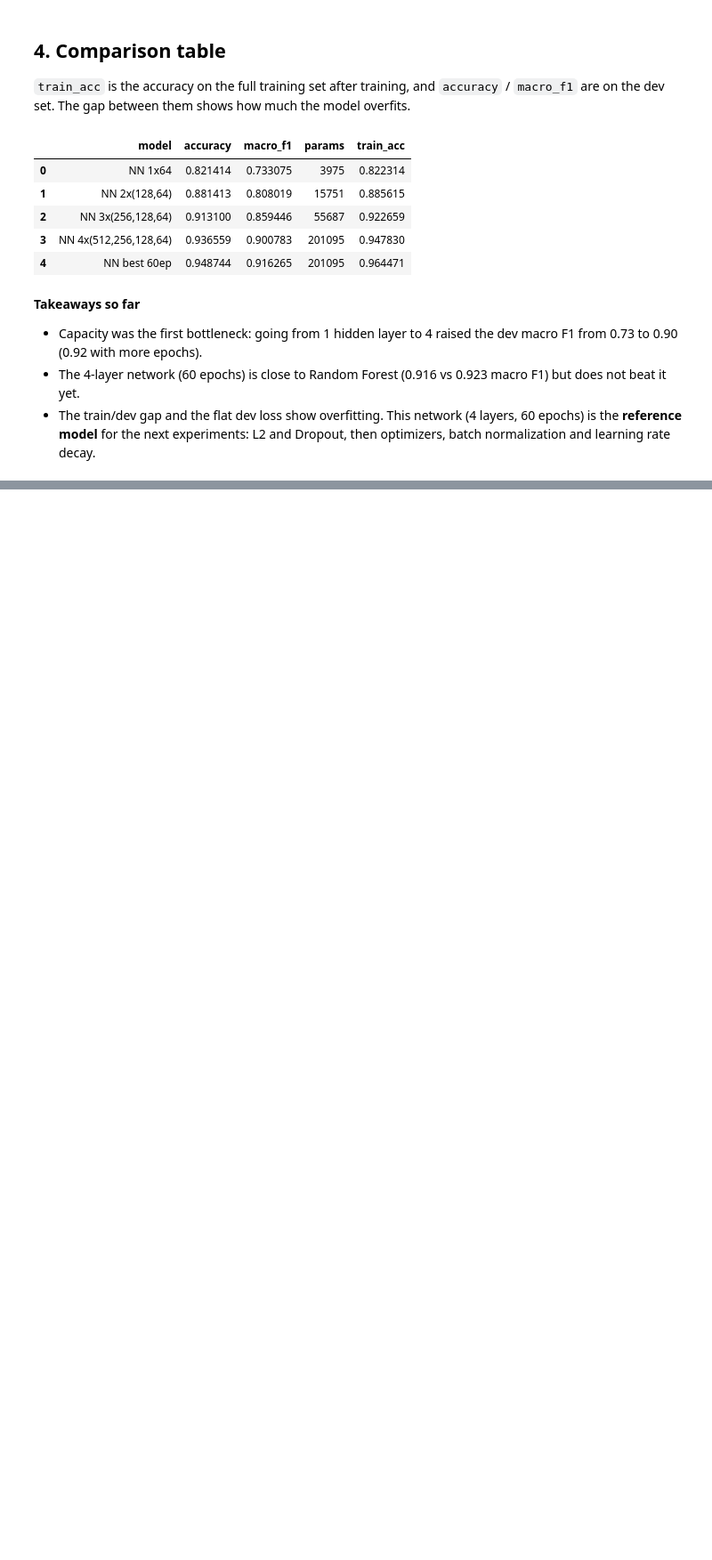
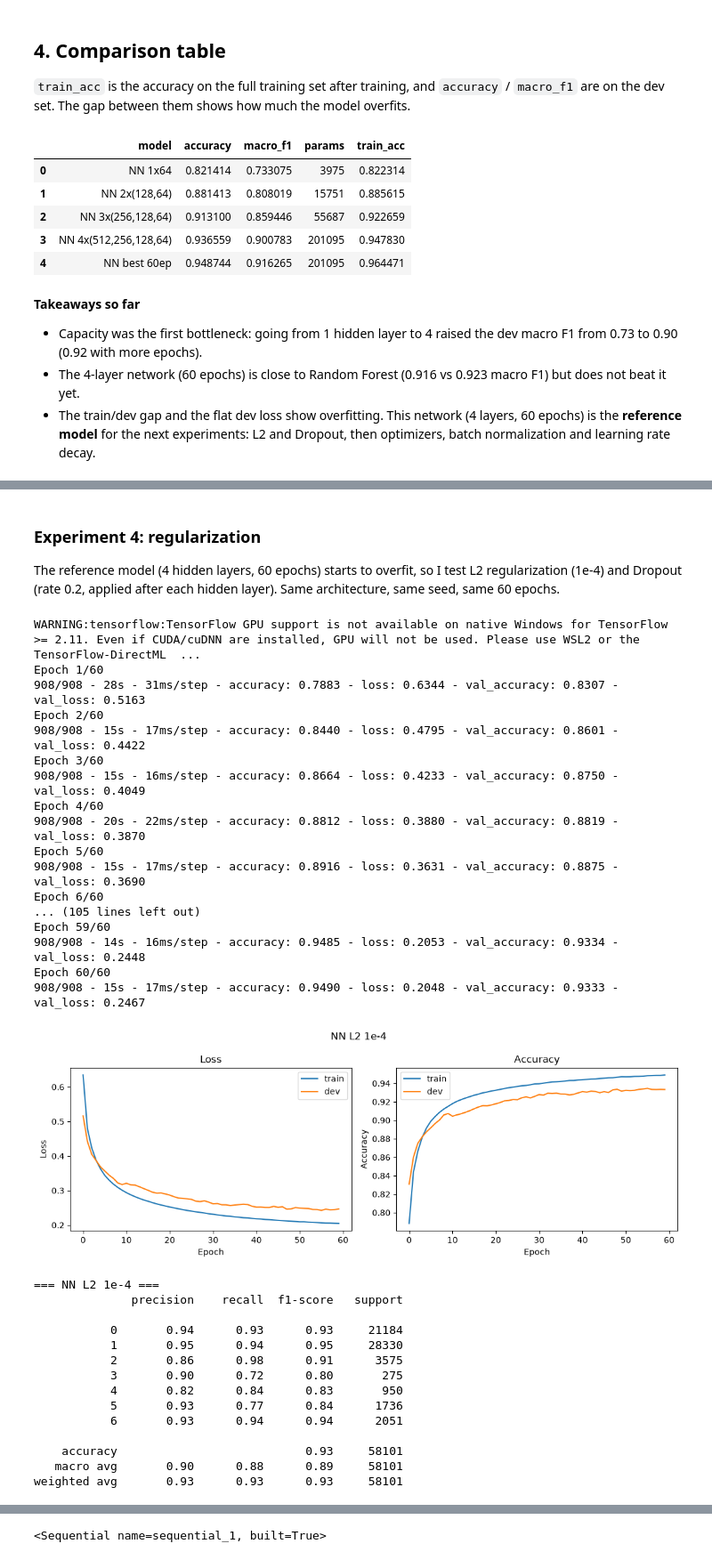
Before and after one commit to MaralFarahmandfar/Forest-Cover-Type, a Jupyter notebook: notebooks/03_nn_experiments.ipynb, the cells around one changed output, grey strips where cells are left out. Shown at 89% size. Drawn from its saved outputs; the diff is of its cells as text; code cells hidden in the pictures; blank space fills up the shorter version.

```diff
--- a/notebooks/03_nn_experiments.ipynb
+++ b/notebooks/03_nn_experiments.ipynb
@@ -318,3 +318,5 @@ pd.DataFrame(results).to_csv("../results/nn_results.csv", index=False)
 - Capacity was the first bottleneck: going from 1 hidden layer to 4 raised the dev macro F1 from 0.73 to 0.90 (0.92 with more epochs).
 - The 4-layer network (60 epochs) is close to Random Forest (0.916 vs 0.923 macro F1) but does not beat it yet.
 - The train/dev gap and the flat dev loss show overfitting. This network (4 layers, 60 epochs) is the **reference model** for the next experiments: L2 and Dropout, then optimizers, batch normalization and learning rate decay.
+# %%
+results = pd.read_csv("../results/nn_results.csv").to_dict("records")
@@ -320,0 +347,39 @@ pd.DataFrame(results).to_csv("../results/nn_results.csv", index=False)
+# %% [markdown]
+### Experiment 4: regularization
+
+The reference model (4 hidden layers, 60 epochs) starts to overfit, so I test L2 regularization (1e-4) and Dropout (rate 0.2, applied after each hidden layer). Same architecture, same seed, same 60 epochs.
+# %%
+run_experiment("NN L2 1e-4", [512, 256, 128, 64], data, results, epochs=60, l2=1e-4)
+# %% [output]
+WARNING:tensorflow:TensorFlow GPU support is not available on native Windows for TensorFlow >= 2.11. Even if CUDA/cuDNN are installed, GPU will not be used. Please use WSL2 or the TensorFlow-DirectML  ...
+Epoch 1/60
+908/908 - 28s - 31ms/step - accuracy: 0.7883 - loss: 0.6344 - val_accuracy: 0.8307 - val_loss: 0.5163
+Epoch 2/60
+908/908 - 15s - 17ms/step - accuracy: 0.8440 - loss: 0.4795 - val_accuracy: 0.8601 - val_loss: 0.4422
+Epoch 3/60
+908/908 - 15s - 16ms/step - accuracy: 0.8664 - loss: 0.4233 - val_accuracy: 0.8750 - val_loss: 0.4049
+Epoch 4/60
+908/908 - 20s - 22ms/step - accuracy: 0.8812 - loss: 0.3880 - val_accuracy: 0.8819 - val_loss: 0.3870
+Epoch 5/60
+908/908 - 15s - 17ms/step - accuracy: 0.8916 - loss: 0.3631 - val_accuracy: 0.8875 - val_loss: 0.3690
+Epoch 6/60
+... (105 lines left out)
+Epoch 59/60
+908/908 - 14s - 16ms/step - accuracy: 0.9485 - loss: 0.2053 - val_accuracy: 0.9334 - val_loss: 0.2448
+Epoch 60/60
+908/908 - 15s - 17ms/step - accuracy: 0.9490 - loss: 0.2048 - val_accuracy: 0.9333 - val_loss: 0.2467
+[figure, added]
+=== NN L2 1e-4 ===
+              precision    recall  f1-score   support
+
+           0       0.94      0.93      0.93     21184
+           1       0.95      0.94      0.95     28330
+           2       0.86      0.98      0.91      3575
+           3       0.90      0.72      0.80       275
+           4       0.82      0.84      0.83       950
+           5       0.93      0.77      0.84      1736
+           6       0.93      0.94      0.94      2051
+
+    accuracy                           0.93     58101
+   macro avg       0.90      0.88      0.89     58101
+weighted avg       0.93      0.93      0.93     58101
@@ -320,0 +387 @@ pd.DataFrame(results).to_csv("../results/nn_results.csv", index=False)
+<Sequential name=sequential_1, built=True>
```
Also changed, not shown: parts of 6 cells of this notebook, 6 other files.
